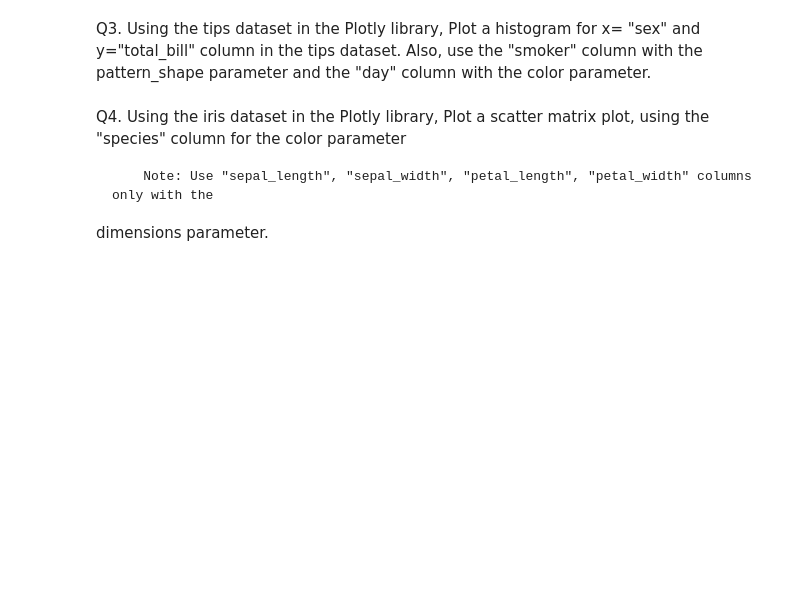
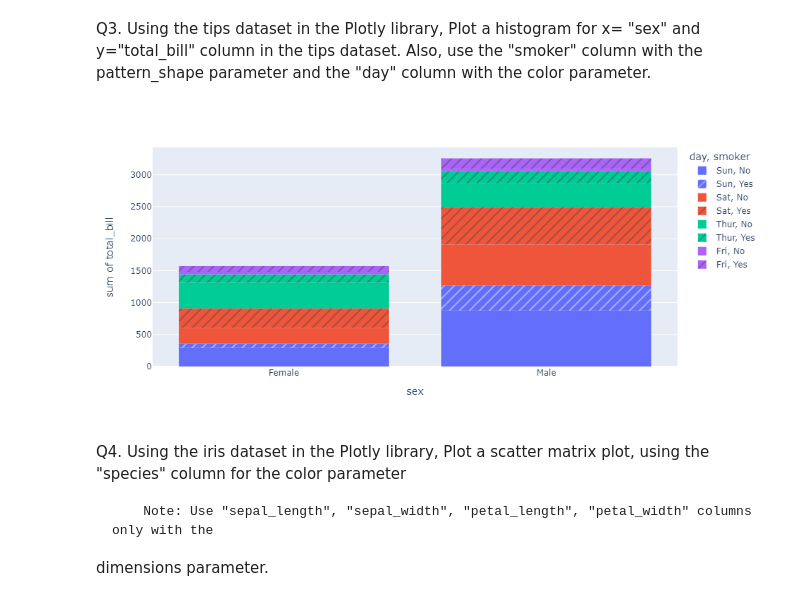
Before and after one commit to Ashutoshcs40all/FULL-STACK-DATA-SCIENCE, a Jupyter notebook: PYTHON/NUMPY,MATPLOTLIB/assignment4Mar.ipynb, the cells around one changed output. Cells and saved outputs as stored; diff of their text form; code cells hidden in the pictures; blank space fills up the shorter version.

```diff
--- a/PYTHON/NUMPY,MATPLOTLIB/assignment4Mar.ipynb
+++ b/PYTHON/NUMPY,MATPLOTLIB/assignment4Mar.ipynb
@@ -24,6 +35,11 @@ column with the color parameter.
 tips = px.data.tips()
 fig = px.histogram(tips,x="sex", y="total_bill",pattern_shape="smoker",color="day")
 fig.show()
+# %%
+from IPython import display
+display.Image("newplot3.jpg")
+# %% [output]
+[figure, added]
 # %% [markdown]
 Q4. Using the iris dataset in the Plotly library, Plot a scatter matrix plot, using the "species" column for
 the color parameter
```
Also changed, not shown: parts of 5 cells of this notebook, 5 other files.
